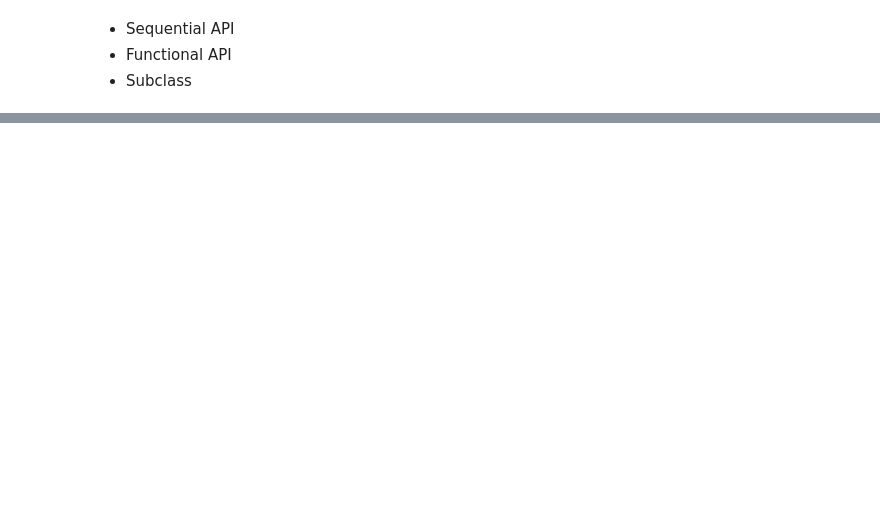
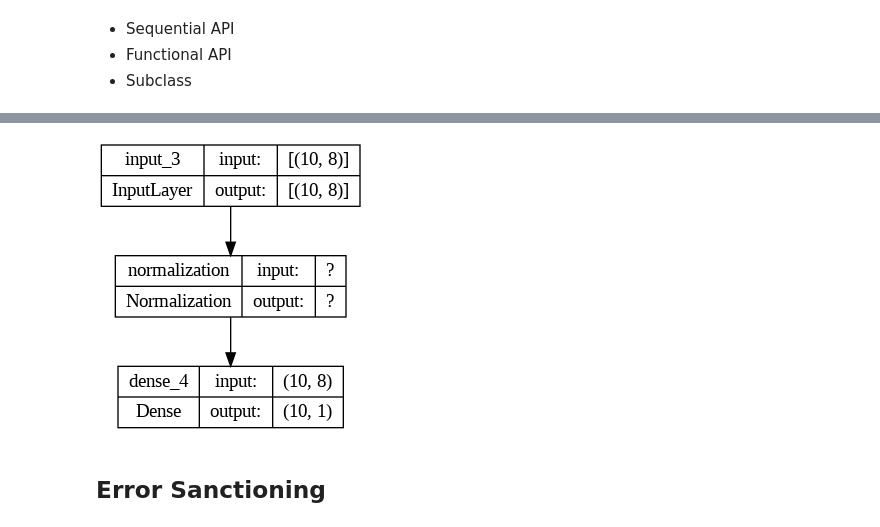
Before and after one commit to abdulhakkeempa/deep-learning, a Jupyter notebook: car_price_prediction.ipynb, the cells around one changed output, grey strips where cells are left out. Cells and saved outputs as stored; diff of their text form; code cells hidden in the pictures; blank space fills up the shorter version.

```diff
--- a/car_price_prediction.ipynb
+++ b/car_price_prediction.ipynb
@@ -149,3 +161,7 @@ Trainable params: 9 (36.00 Byte)
 Non-trainable params: 17 (72.00 Byte)
 _________________________________________________________________
 None
+# %%
+tf.keras.utils.plot_model(model, to_file="model.png", show_shapes=True)
+# %% [output]
+[figure, added]
@@ -151,0 +170,2 @@ None
+# %% [markdown]
+## Error Sanctioning
```
Also changed, not shown: parts of 11 cells of this notebook.
